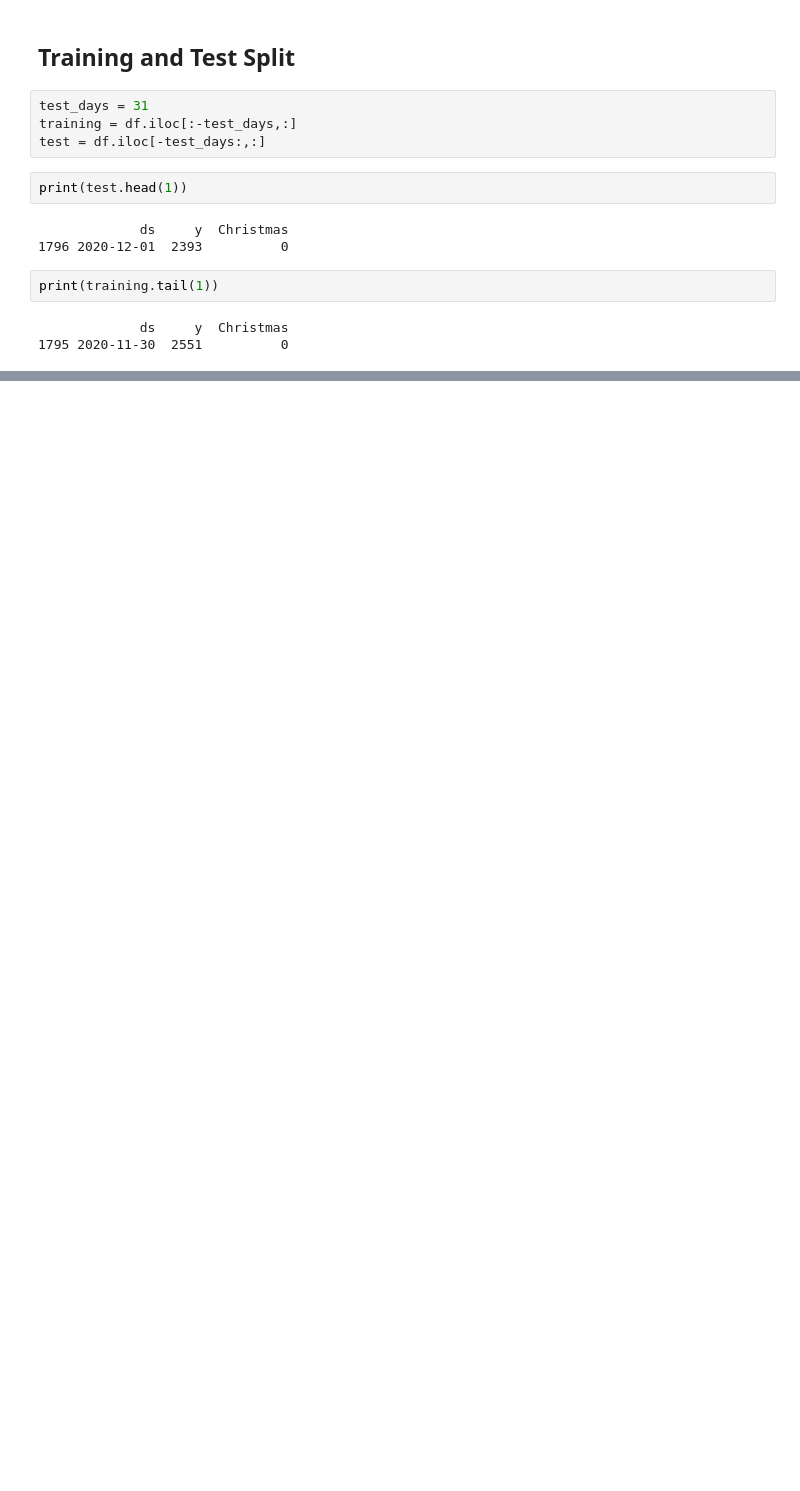
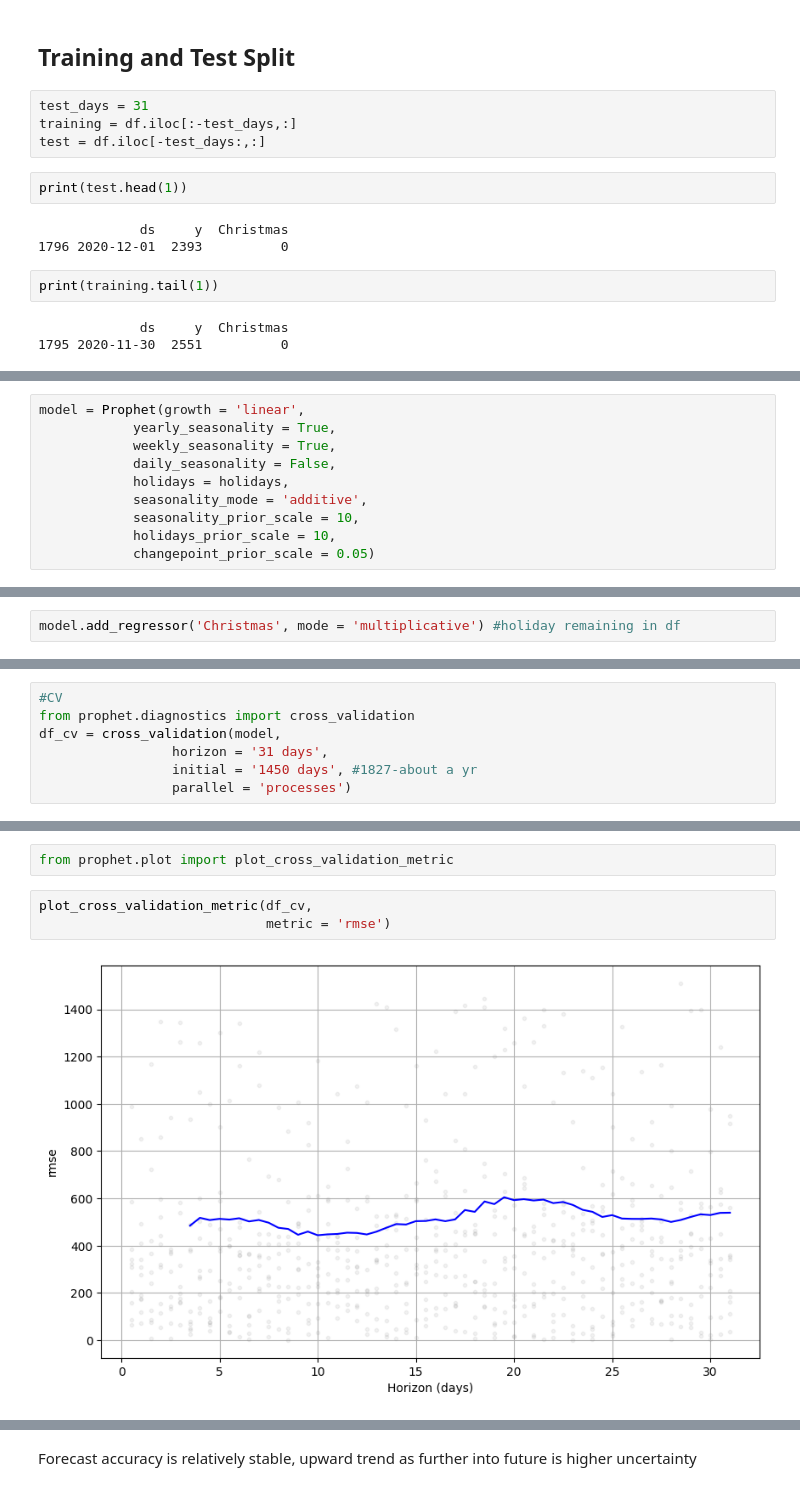
Before and after one commit to Euan-J-Austin/Analytics_and_Intelligence, a Jupyter notebook: ProphetNotes.ipynb, the cells around one changed output, grey strips where cells are left out. Cells and saved outputs as stored; diff of their text form; blank space fills up the shorter version.

Commit message:
Finished prophet notes

```diff
--- a/ProphetNotes.ipynb
+++ b/ProphetNotes.ipynb
@@ -240,0 +258,10 @@ print(training.tail(1))
+# %%
+model = Prophet(growth = 'linear',
+            yearly_seasonality = True,
+            weekly_seasonality = True,
+            daily_seasonality = False,
+            holidays = holidays,
+            seasonality_mode = 'additive',
+            seasonality_prior_scale = 10,
+            holidays_prior_scale = 10,
+            changepoint_prior_scale = 0.05)
@@ -240,0 +270,2 @@ print(training.tail(1))
+# %%
+model.add_regressor('Christmas', mode = 'multiplicative') #holiday remaining in df
@@ -240,0 +421,7 @@ print(training.tail(1))
+# %%
+#CV
+from prophet.diagnostics import cross_validation
+df_cv = cross_validation(model,
+                 horizon = '31 days',
+                 initial = '1450 days', #1827-about a yr
+                 parallel = 'processes')
@@ -240,0 +445,7 @@ print(training.tail(1))
+# %%
+from prophet.plot import plot_cross_validation_metric
+# %%
+plot_cross_validation_metric(df_cv,
+                             metric = 'rmse')
+# %% [output]
+[figure, added]
@@ -240,0 +453,2 @@ print(training.tail(1))
+# %% [markdown]
+Forecast accuracy is relatively stable, upward trend as further into future is higher uncertainty
```
Also changed, not shown: parts of 46 cells of this notebook.
